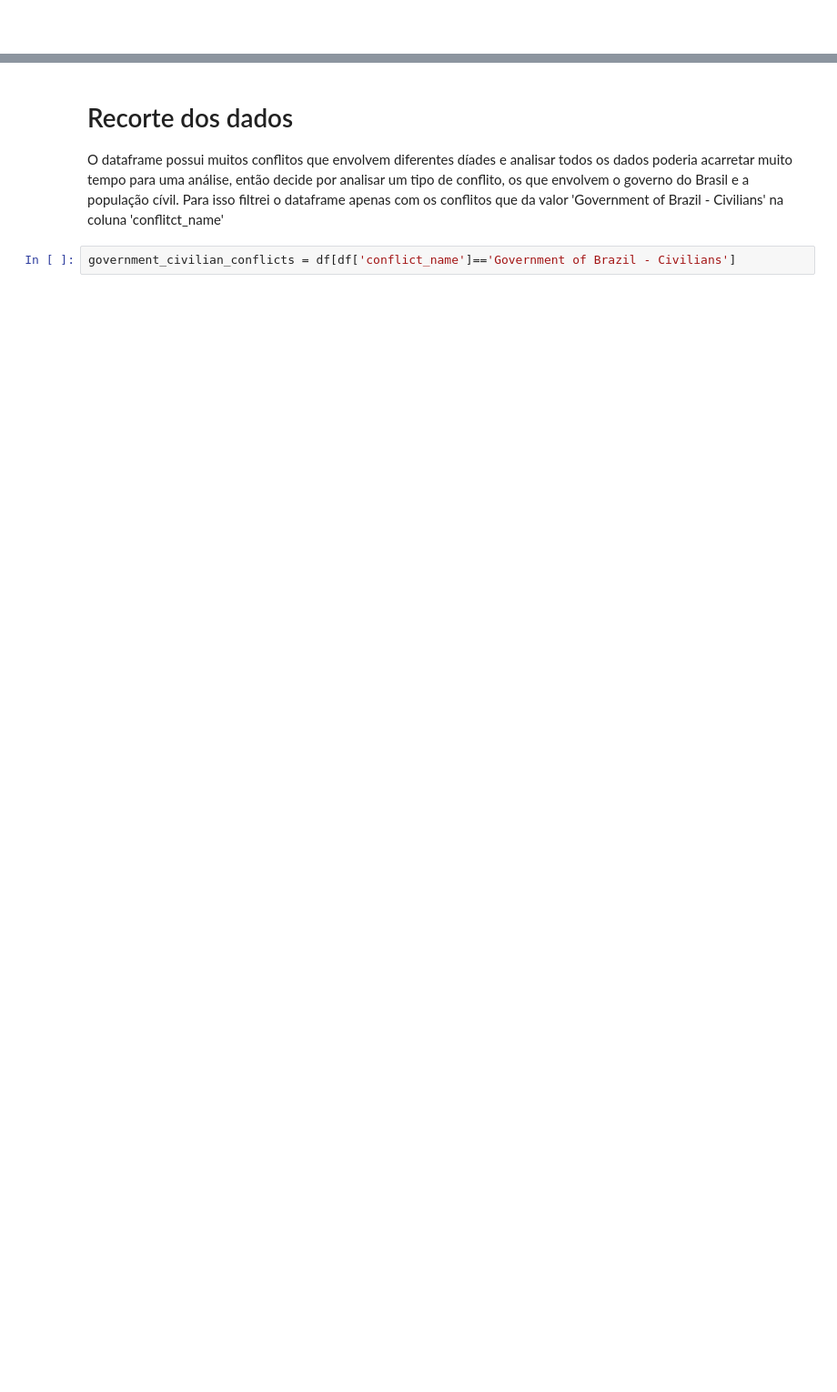
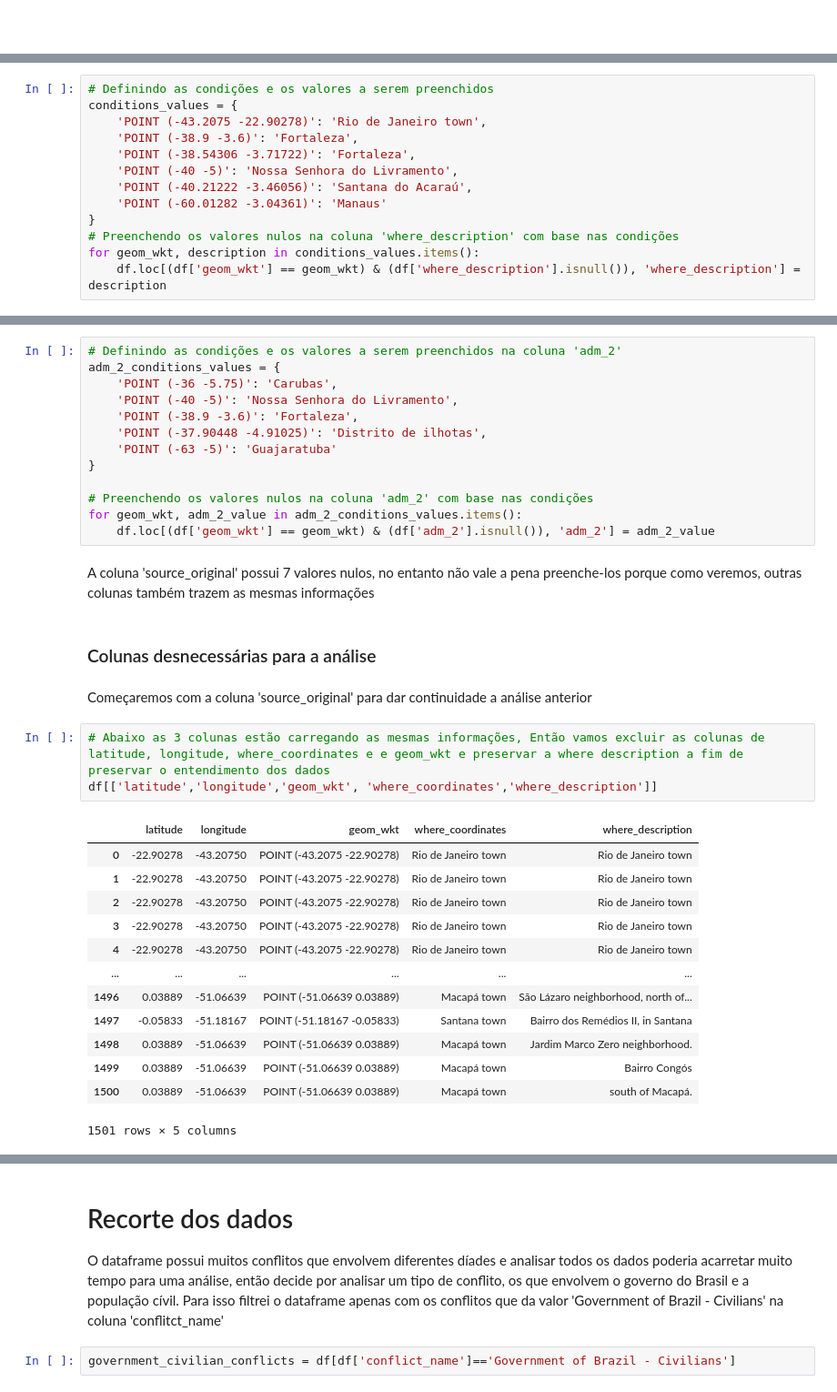
Before and after one commit to AlvaroSampaio/Brazilian-Lethal-violence, a Jupyter notebook: 01EDA.ipynb, the cells around one changed output, grey strips where cells are left out. Shown at 91% size. Saved outputs shown, nothing was run; the diff lists cells and outputs as text; blank space fills up the shorter version.

Commit message:
Iniciado o tratamento de inconsistências do dataset identificamos os valores nulos de algumas colunas e os preenchemos com as informações disponíveis

```diff
--- a/01EDA.ipynb
+++ b/01EDA.ipynb
@@ -153,0 +207,13 @@ Name: count, dtype: int64
+# %%
+# Definindo as condições e os valores a serem preenchidos
+conditions_values = {
+    'POINT (-43.2075 -22.90278)': 'Rio de Janeiro town',
+    'POINT (-38.9 -3.6)': 'Fortaleza',
+    'POINT (-38.54306 -3.71722)': 'Fortaleza',
+    'POINT (-40 -5)': 'Nossa Senhora do Livramento',
+    'POINT (-40.21222 -3.46056)': 'Santana do Acaraú',
+    'POINT (-60.01282 -3.04361)': 'Manaus'
+}
+# Preenchendo os valores nulos na coluna 'where_description' com base nas condições
+for geom_wkt, description in conditions_values.items():
+    df.loc[(df['geom_wkt'] == geom_wkt) & (df['where_description'].isnull()), 'where_description'] = description
@@ -153,0 +242,36 @@ Name: count, dtype: int64
+# %%
+# Definindo as condições e os valores a serem preenchidos na coluna 'adm_2'
+adm_2_conditions_values = {
+    'POINT (-36 -5.75)': 'Carubas',
+    'POINT (-40 -5)': 'Nossa Senhora do Livramento',
+    'POINT (-38.9 -3.6)': 'Fortaleza',
+    'POINT (-37.90448 -4.91025)': 'Distrito de ilhotas',
+    'POINT (-63 -5)': 'Guajaratuba'
+}
+
+# Preenchendo os valores nulos na coluna 'adm_2' com base nas condições
+for geom_wkt, adm_2_value in adm_2_conditions_values.items():
+    df.loc[(df['geom_wkt'] == geom_wkt) & (df['adm_2'].isnull()), 'adm_2'] = adm_2_value
+# %% [markdown]
+A coluna 'source_original' possui 7 valores nulos, no entanto não vale a pena preenche-los porque como veremos, outras colunas também trazem as mesmas informações
+# %% [markdown]
+### Colunas desnecessárias para a análise
+# %% [markdown]
+Começaremos com a coluna 'source_original' para dar continuidade a análise anterior
+# %%
+# Abaixo as 3 colunas estão carregando as mesmas informações, Então vamos excluir as colunas de latitude, longitude, where_coordinates e e geom_wkt e preservar a where description a fim de preservar o entendimento dos dados
+df[['latitude','longitude','geom_wkt', 'where_coordinates','where_description']]
+# %% [output]
+|  | latitude | longitude | geom_wkt | where_coordinates | where_description |
+| 0 | -22.90278 | -43.20750 | POINT (-43.2075 -22.90278) | Rio de Janeiro town | Rio de Janeiro town |
+| 1 | -22.90278 | -43.20750 | POINT (-43.2075 -22.90278) | Rio de Janeiro town | Rio de Janeiro town |
+| 2 | -22.90278 | -43.20750 | POINT (-43.2075 -22.90278) | Rio de Janeiro town | Rio de Janeiro town |
+| 3 | -22.90278 | -43.20750 | POINT (-43.2075 -22.90278) | Rio de Janeiro town | Rio de Janeiro town |
+| 4 | -22.90278 | -43.20750 | POINT (-43.2075 -22.90278) | Rio de Janeiro town | Rio de Janeiro town |
+| ... | ... | ... | ... | ... | ... |
+| 1496 | 0.03889 | -51.06639 | POINT (-51.06639 0.03889) | Macapá town | São Lázaro neighborhood, north of... |
+| 1497 | -0.05833 | -51.18167 | POINT (-51.18167 -0.05833) | Santana town | Bairro dos Remédios II, in Santana |
+| 1498 | 0.03889 | -51.06639 | POINT (-51.06639 0.03889) | Macapá town | Jardim Marco Zero neighborhood. |
+| 1499 | 0.03889 | -51.06639 | POINT (-51.06639 0.03889) | Macapá town | Bairro Congós |
+| 1500 | 0.03889 | -51.06639 | POINT (-51.06639 0.03889) | Macapá town | south of Macapá. |
+1501 rows × 5 columns
```
Also changed, not shown: parts of 14 cells of this notebook.
